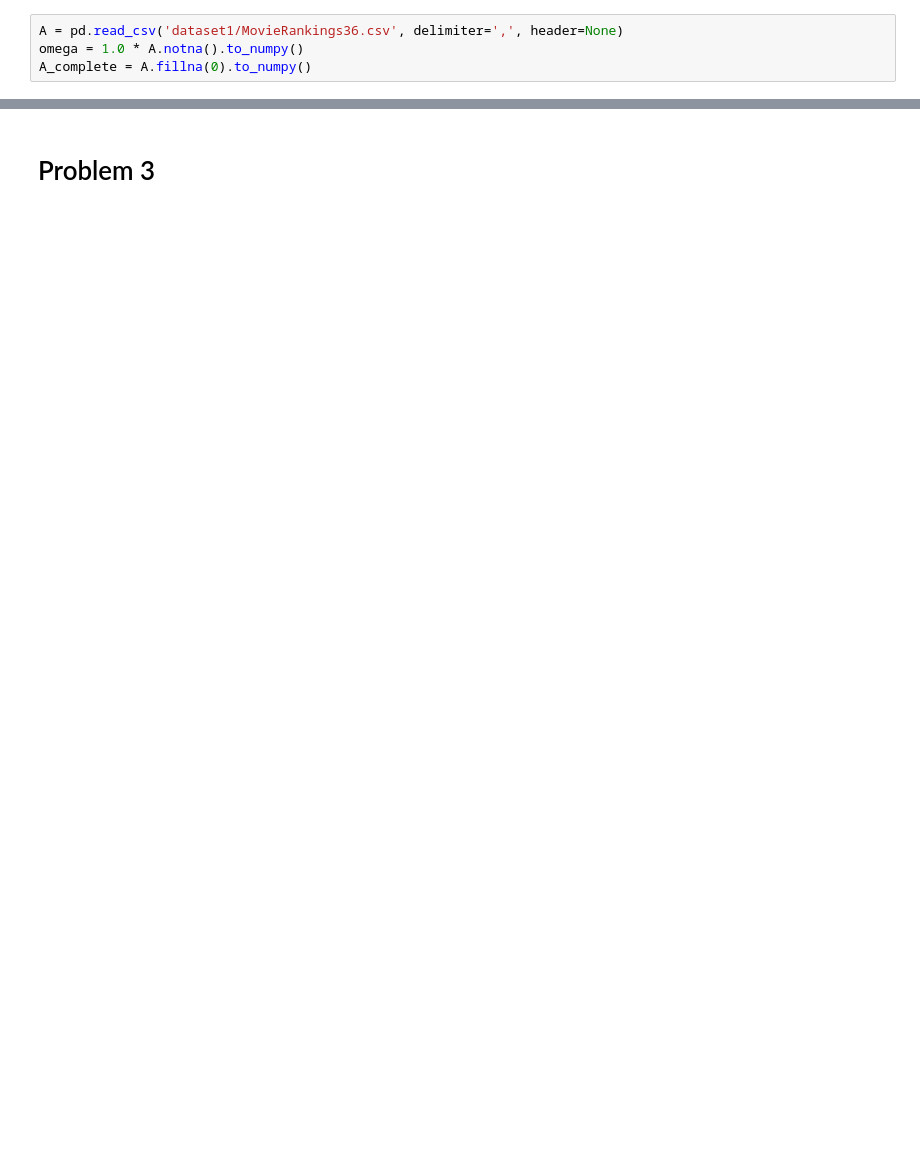
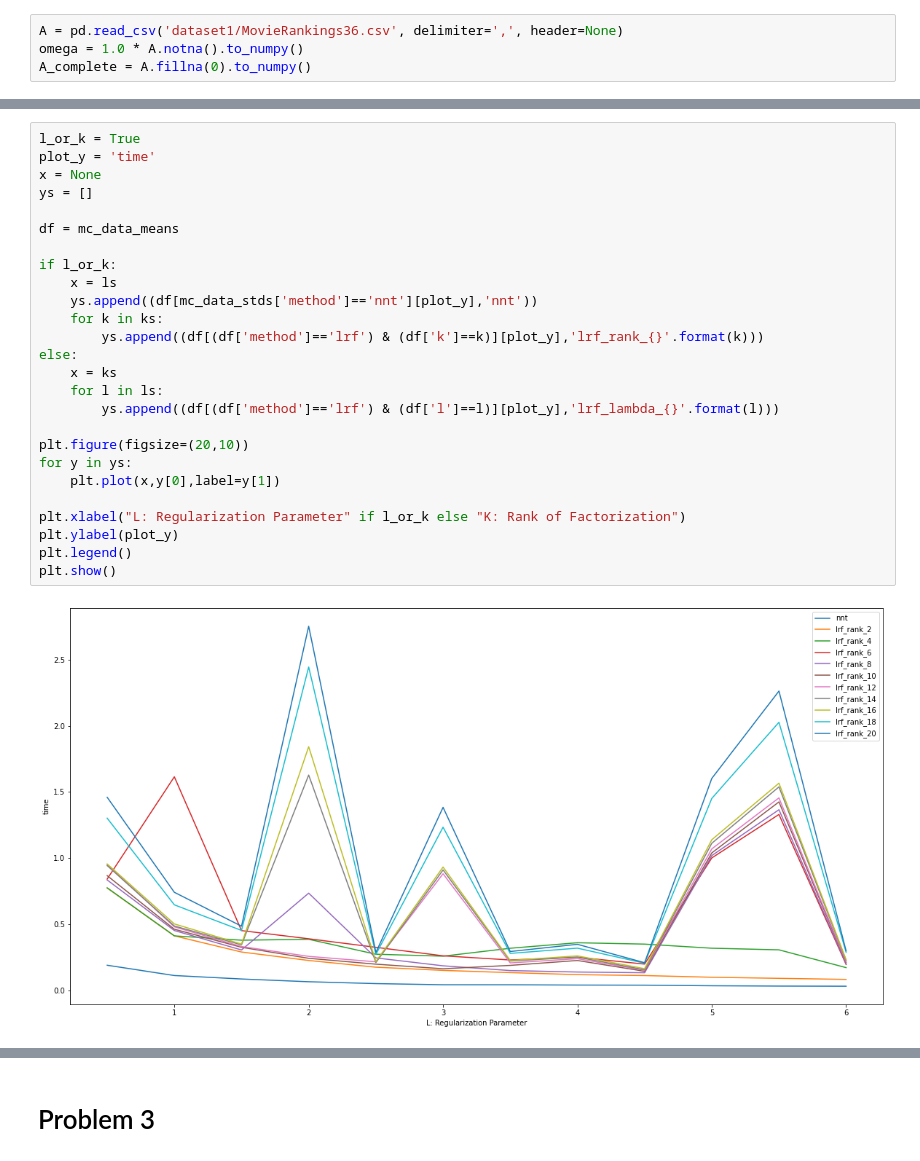
Before and after one commit to thisiskusal/AMSC808NProject2Code, a Jupyter notebook: dealwis_kusal_code.ipynb, the cells around one changed output, grey strips where cells are left out. Cells and saved outputs as stored; diff of their text form; blank space fills up the shorter version.

```diff
--- a/dealwis_kusal_code.ipynb
+++ b/dealwis_kusal_code.ipynb
@@ -164 +327,29 @@ A_complete = A.fillna(0).to_numpy()
+# %%
+l_or_k = True
+plot_y = 'time'
+x = None
+ys = []
+
+df = mc_data_means
+
+if l_or_k:
+    x = ls
+    ys.append((df[mc_data_stds['method']=='nnt'][plot_y],'nnt'))
+    for k in ks:
+        ys.append((df[(df['method']=='lrf') & (df['k']==k)][plot_y],'lrf_rank_{}'.format(k)))
+else:
+    x = ks
+    for l in ls:
+        ys.append((df[(df['method']=='lrf') & (df['l']==l)][plot_y],'lrf_lambda_{}'.format(l)))
+
+plt.figure(figsize=(20,10))
+for y in ys:
+    plt.plot(x,y[0],label=y[1])
+
+plt.xlabel("L: Regularization Parameter" if l_or_k else "K: Rank of Factorization")
+plt.ylabel(plot_y)
+plt.legend()
+plt.show()
+# %% [output]
+[figure, added]
 # %%
```
Also changed, not shown: parts of 16 cells of this notebook.
